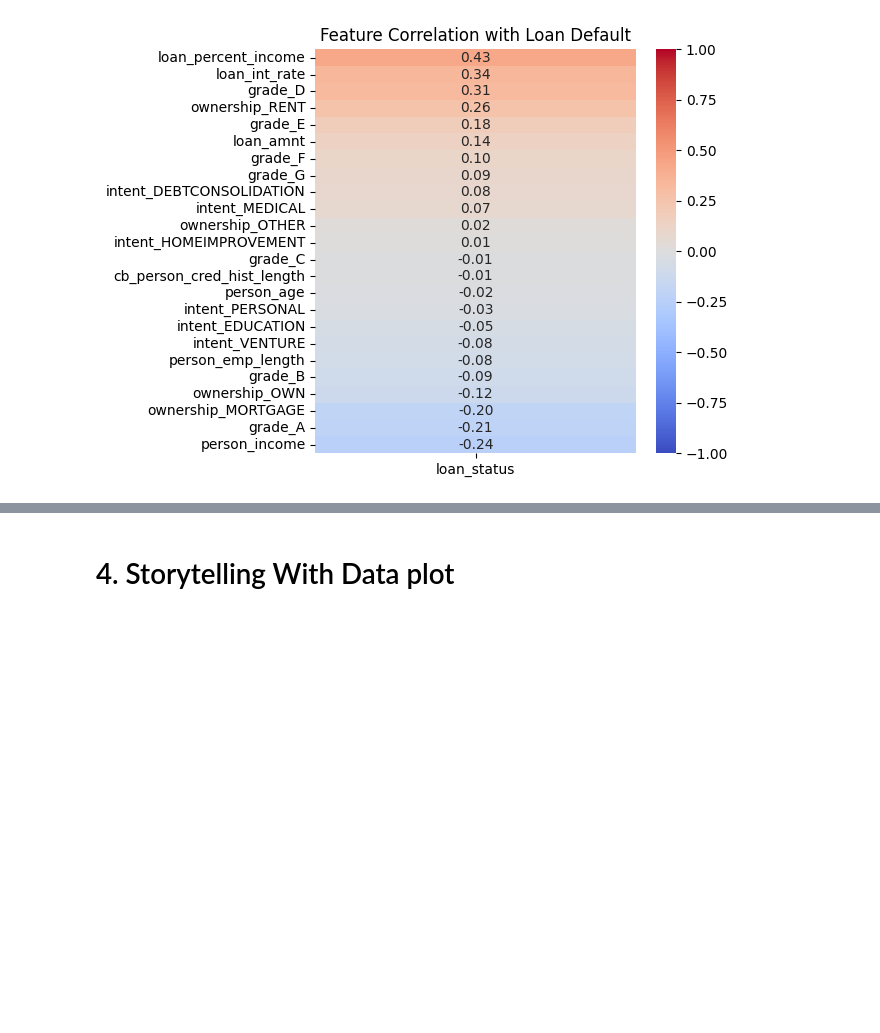
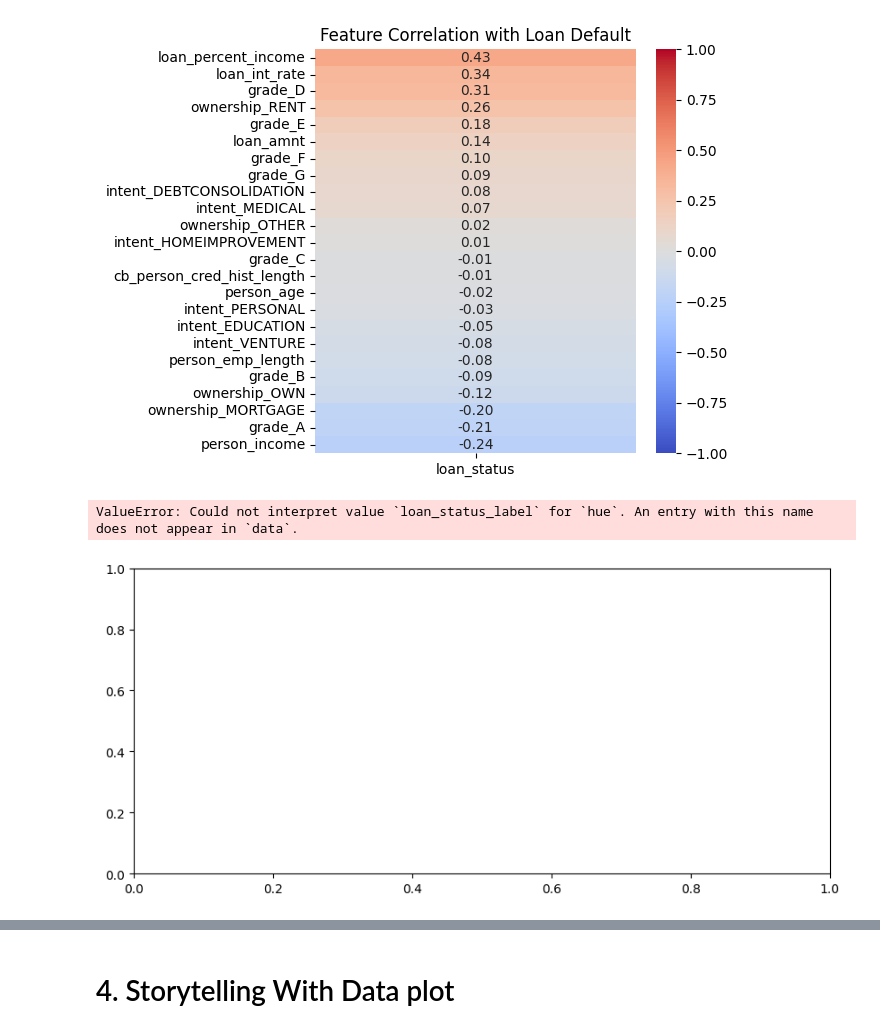
Before and after one commit to freddfredge/MIlestone-4-Capstone-DX69902, a Jupyter notebook: Week9.ipynb, the cells around one changed output, grey strips where cells are left out. Cells and saved outputs as stored; diff of their text form; code cells hidden in the pictures; blank space fills up the shorter version.

```diff
--- a/Week9.ipynb
+++ b/Week9.ipynb
@@ -108,41 +117,54 @@ plt.tight_layout()
 # %% [output]
 [figure]
 # %%
-minbread = df_credit_clean["bread"].min()
-maxbread = df_credit_clean["bread"].max()
-maxbubble = 300
+maxbubble = 200
+df_sample = df_credit_clean.sample(n=500, random_state=42)
 
-mincheese = df_credit_clean["cheese"].min()
-maxcheese = df_credit_clean["cheese"].max()
+df_credit_clean['loan_status_label'] = df_credit_clean['loan_status'].map({0: 'No Default', 1: 'Default'})
 
-minmilk = df_credit_clean["milk"].min()
-maxmilk = df_credit_clean["milk"].max()
+# Bubble Size by Interest Rate
+max_int_rate = df_credit_clean['loan_int_rate'].max()
+min_int_rate = df_credit_clean['loan_int_rate'].min()
 
 plt.figure(figsize=(10, 15))
+plt.subplot(3, 1, 1)
+plt.subplot(3, 1, 1)
+ax = sns.scatterplot(data=df_sample, x='person_income', y='loan_amnt',
+                     size='loan_int_rate', hue='loan_status_label',
+                     sizes=(min_int_rate / max_int_rate * maxbubble, maxbubble), alpha=0.6)
+ax.set_xlabel("Person Income")
+ax.set_ylabel("Loan Amount")
+plt.title("Bubble size by Interest Rate")
+ax.legend(loc="upper left")
 
-#Bubble size by Bread
-plt.subplot(3, 1, 1)
-ax = sns.scatterplot(data = df_market, x = "milk", y = "cheese", size = "bread", sizes = (minbread / maxbread * maxbubble, maxbubble))
-ax.set_xlabel("milk price")
-ax.set_ylabel("cheese price")
-plt.title("Bubble size by Bread")
+# Bubble Size by Loan Percent Income
+max_pct = df_credit_clean['loan_percent_income'].max()
+min_pct = df_credit_clean['loan_percent_income'].min()
+
+plt.subplot(3, 1, 2)
+ax = sns.scatterplot(data=df_sample, x='loan_amnt', y='loan_int_rate',
+                     size='loan_percent_income', hue='loan_status_label',
+                     sizes=(min_pct / max_pct * maxbubble, maxbubble), alpha=0.6)
+ax.set_xlabel("Loan Amount")
+ax.set_ylabel("Interest Rate")
+plt.title("Bubble size by Debt-to-Income")
 ax.legend(loc="upper left")
-plt.tight_layout
 
-#Bubble size by Cheese
-plt.subplot(3, 1, 2)
-ax = sns.scatterplot(data = df_market, x = "milk", y = "bread", size = "cheese", sizes = (mincheese / maxcheese * maxbubble, maxbubble))
-ax.set_xlabel("milk price")
-ax.set_ylabel("bread price")
-plt.title("Bubble size by Cheese")
+# Bubble Size by Loan Amount
+max_loan = df_credit_clean['loan_amnt'].max()
+min_loan = df_credit_clean['loan_amnt'].min()
+
+plt.subplot(3, 1, 3)
+ax = sns.scatterplot(df_sample, x='person_age', y='cb_person_cred_hist_length',
+                     size='loan_amnt', hue='loan_status_label',
+                     sizes=(min_loan / max_loan * maxbubble, maxbubble), alpha=0.6)
+ax.set_xlabel("Person Age")
+ax.set_ylabel("Credit History Length")
+plt.title("Bubble size by Loan Amount")
 ax.legend(loc="upper left")
-plt.tight_layout
 
-#Bubble size by Milk
-plt.subplot(3, 1, 3)
-ax = sns.scatterplot(data = df_market, x = "cheese", y = "bread", size = "milk", sizes = (minmilk / maxmilk * maxbubble, maxbubble))
-ax.set_xlabel("cheese price")
-ax.set_ylabel("bread price")
-plt.title("Bubble size by Milk")
-ax.legend(loc="upper left")
-plt.tight_layout
+plt.tight_layout()
+plt.show()
+# %% [output]
+ValueError: Could not interpret value `loan_status_label` for `hue`. An entry with this name does not appear in `data`.
+[figure, added]
```
Also changed, not shown: parts of 9 cells of this notebook, 1 other file.
